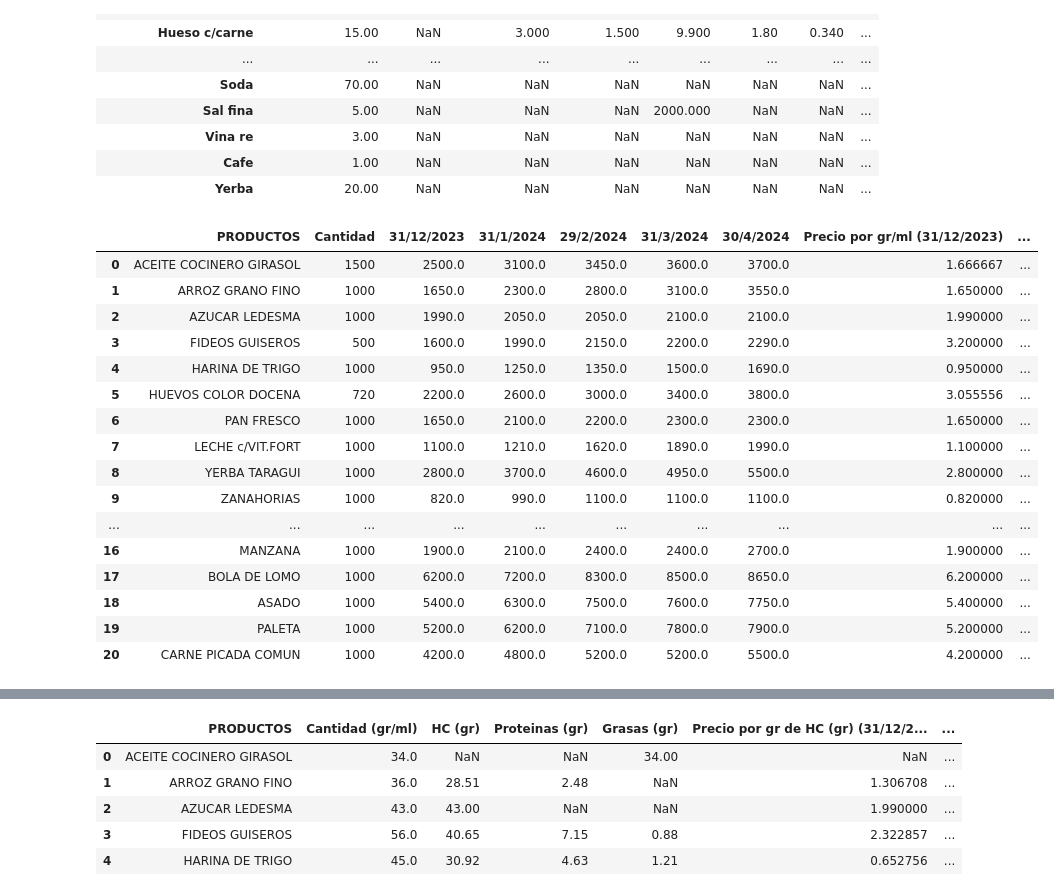
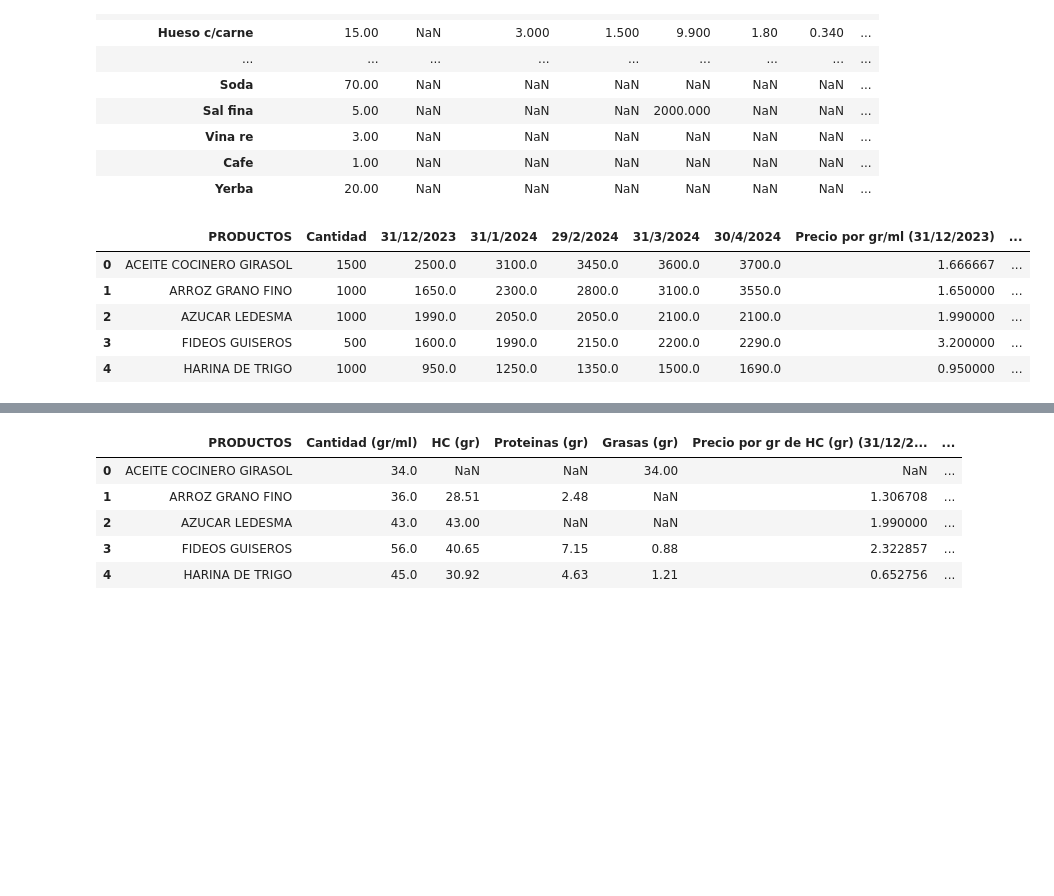
Before and after one commit to berardibautista/alc-2, a Jupyter notebook: ALC-TP2.ipynb, the cells around one changed output, grey strips where cells are left out. Drawn from its saved outputs; the diff is of its cells as text; code cells hidden in the pictures; blank space fills up the shorter version.

```diff
--- a/ALC-TP2.ipynb
+++ b/ALC-TP2.ipynb
@@ -286,25 +286,14 @@ for fecha in ["31/12/2023", "31/1/2024", "29/2/2024", "31/3/2024", "30/4/2024"]:
 precios_g = precios.drop(precios.columns[1:7], axis=1)
 #precios_g.sort_values(by="PRODUCTOS").set_index("PRODUCTOS", inplace=True)
 # %%
-precios
+precios.head()
 # %% [output]
 |  | PRODUCTOS | Cantidad | 31/12/2023 | 31/1/2024 | 29/2/2024 | 31/3/2024 | 30/4/2024 | Precio por gr/ml (31/12/2023) | ... |
 | 0 | ACEITE COCINERO GIRASOL | 1500 | 2500.0 | 3100.0 | 3450.0 | 3600.0 | 3700.0 | 1.666667 | ... |
 | 1 | ARROZ GRANO FINO | 1000 | 1650.0 | 2300.0 | 2800.0 | 3100.0 | 3550.0 | 1.650000 | ... |
 | 2 | AZUCAR LEDESMA | 1000 | 1990.0 | 2050.0 | 2050.0 | 2100.0 | 2100.0 | 1.990000 | ... |
 | 3 | FIDEOS GUISEROS | 500 | 1600.0 | 1990.0 | 2150.0 | 2200.0 | 2290.0 | 3.200000 | ... |
 | 4 | HARINA DE TRIGO | 1000 | 950.0 | 1250.0 | 1350.0 | 1500.0 | 1690.0 | 0.950000 | ... |
-| 5 | HUEVOS COLOR DOCENA | 720 | 2200.0 | 2600.0 | 3000.0 | 3400.0 | 3800.0 | 3.055556 | ... |
-| 6 | PAN FRESCO | 1000 | 1650.0 | 2100.0 | 2200.0 | 2300.0 | 2300.0 | 1.650000 | ... |
-| 7 | LECHE c/VIT.FORT | 1000 | 1100.0 | 1210.0 | 1620.0 | 1890.0 | 1990.0 | 1.100000 | ... |
-| 8 | YERBA TARAGUI | 1000 | 2800.0 | 3700.0 | 4600.0 | 4950.0 | 5500.0 | 2.800000 | ... |
-| 9 | ZANAHORIAS | 1000 | 820.0 | 990.0 | 1100.0 | 1100.0 | 1100.0 | 0.820000 | ... |
-| ... | ... | ... | ... | ... | ... | ... | ... | ... | ... |
-| 16 | MANZANA | 1000 | 1900.0 | 2100.0 | 2400.0 | 2400.0 | 2700.0 | 1.900000 | ... |
-| 17 | BOLA DE LOMO | 1000 | 6200.0 | 7200.0 | 8300.0 | 8500.0 | 8650.0 | 6.200000 | ... |
-| 18 | ASADO | 1000 | 5400.0 | 6300.0 | 7500.0 | 7600.0 | 7750.0 | 5.400000 | ... |
-| 19 | PALETA | 1000 | 5200.0 | 6200.0 | 7100.0 | 7800.0 | 7900.0 | 5.200000 | ... |
-| 20 | CARNE PICADA COMUN | 1000 | 4200.0 | 4800.0 | 5200.0 | 5200.0 | 5500.0 | 4.200000 | ... |
 # %%
 df_merged = precios_g.merge(tabla_nutricional, left_on="PRODUCTOS", right_index=True)
 # %%
```
Also changed, not shown: parts of 7 cells of this notebook.
